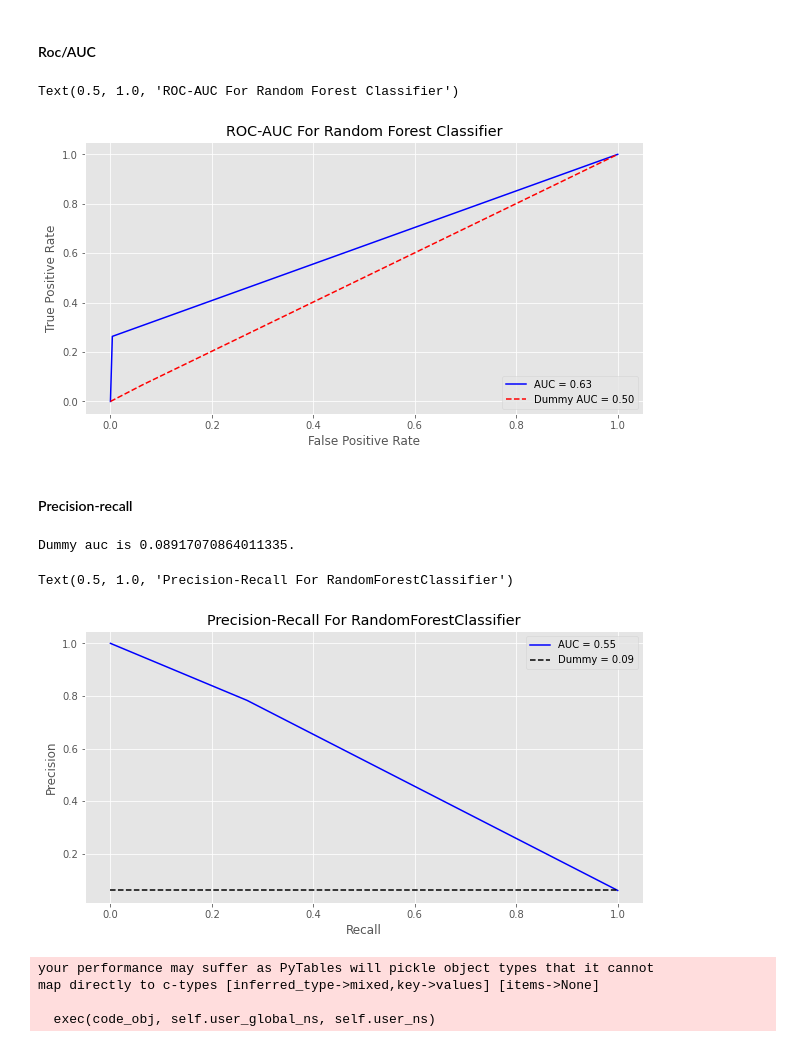
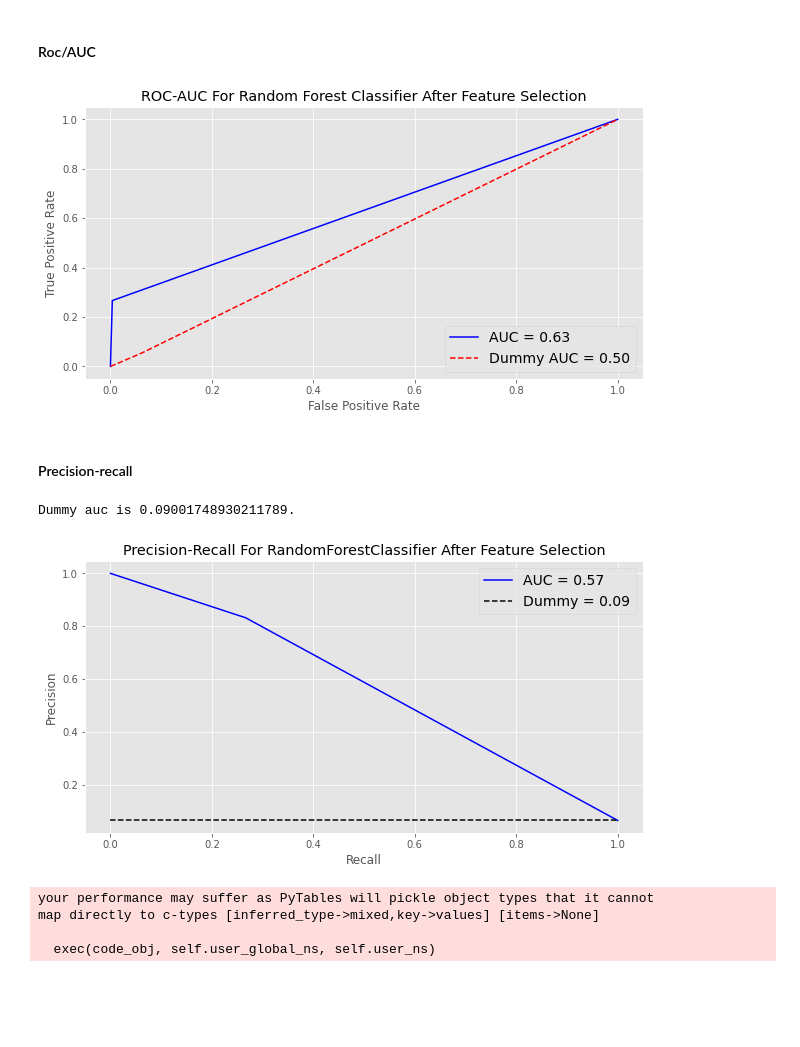
Before and after one commit to hannz88/Income_Prediction_Machine_Learning, a Jupyter notebook: Challenge.ipynb, the cells around one changed output. Drawn from its saved outputs; the diff is of its cells as text; code cells hidden in the pictures; blank space fills up the shorter version.

```diff
--- a/Challenge.ipynb
+++ b/Challenge.ipynb
@@ -1123,47 +1123,47 @@ roc_auc = auc(fpr, tpr)  # gives the same results as roc_auc_score(y_test, y_pre
 plt.figure(figsize=(10,5))
 plt.plot(fpr,tpr,'b',label='AUC = %0.2f'% roc_auc)
 plt.plot(fpr_dummy, tpr_dummy, "r--", label='Dummy AUC = %0.2f'% dummy_roc_auc)
-plt.legend(loc='lower right')
+plt.legend(loc='lower right', prop={'size': 14})
 # plt.plot([0,1],[0,1],'k--')  # basically connecting from 0,0 to 1,1
 plt.xlabel('False Positive Rate')
 plt.ylabel('True Positive Rate')
-plt.title("ROC-AUC For Random Forest Classifier")
+plt.title("ROC-AUC For Random Forest Classifier After Feature Selection")
+plt.savefig("/home/han/Projects/Data Science Challenge QMUL/Images/rocauc_rfc_feature_selection.png")
 # %% [output]
-Text(0.5, 1.0, 'ROC-AUC For Random Forest Classifier')
-[figure, old version]
+[figure, new version]
 # %% [markdown]
 #### Precision-recall
 # %%
 # using the precision-recall curve
 
 # using a dummy for no-skill
 from sklearn.dummy import DummyClassifier
 from sklearn.metrics import precision_recall_curve, precision_recall_fscore_support
 dummy = DummyClassifier()
 dummy.fit(X_train2, y_train2)
 yhat = dummy.predict_proba(X_test2)[:,1]
 precision, recall, threshold = precision_recall_curve(y_test2, yhat)
 pr_auc_dummy = auc(recall, precision)
 print(f"Dummy auc is {pr_auc_dummy}.")
 
 # for the actual data
 precision, recall, threshold = precision_recall_curve(y_test2, y_pred2)
 pr_auc = auc(recall, precision)
 
 # plot
 # calculate the dummy line as the proportion of the positive class
 dummy = len(y_test2[y_test2==1]) / len(y_test2)
 plt.figure(figsize=(10,5))
 plt.plot(recall,precision,'b',label='AUC = %0.2f'% pr_auc)
 plt.plot([0,1],[dummy,dummy],'k--', label= "Dummy = %0.2f"% pr_auc_dummy)
-plt.legend(loc='upper right')
+plt.legend(loc='upper right', prop={'size': 14})
 plt.xlabel('Recall')
 plt.ylabel('Precision')
-plt.title("Precision-Recall For RandomForestClassifier")
+plt.title("Precision-Recall For RandomForestClassifier After Feature Selection")
+plt.savefig("/home/han/Projects/Data Science Challenge QMUL/Images/precison_recall_rfc_feature_selection.png")
 # %% [output]
-Dummy auc is 0.08917070864011335.
+Dummy auc is 0.09001748930211789.
-Text(0.5, 1.0, 'Precision-Recall For RandomForestClassifier')
-[figure, old version]
+[figure, new version]
 # %%
 backup["grid_lr"] = pd.Series(grid_lr)
 # %% [output]
```
Also changed, not shown: parts of 5 cells of this notebook.
